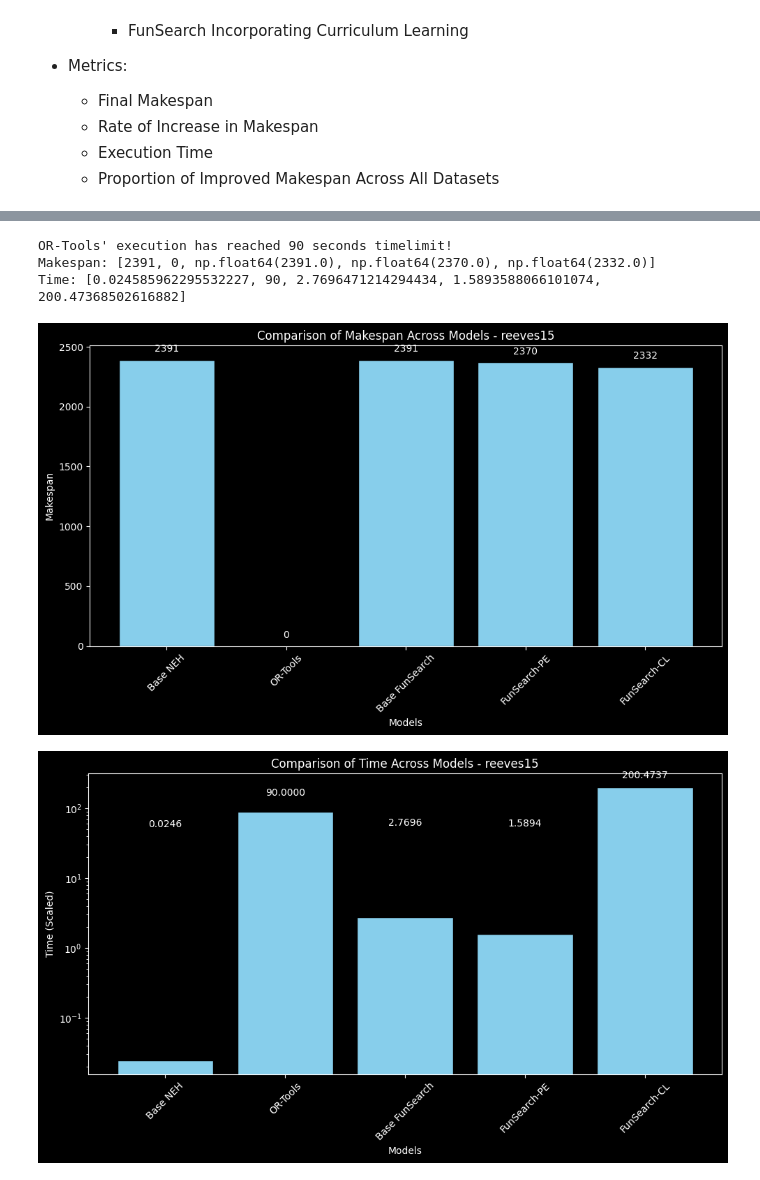
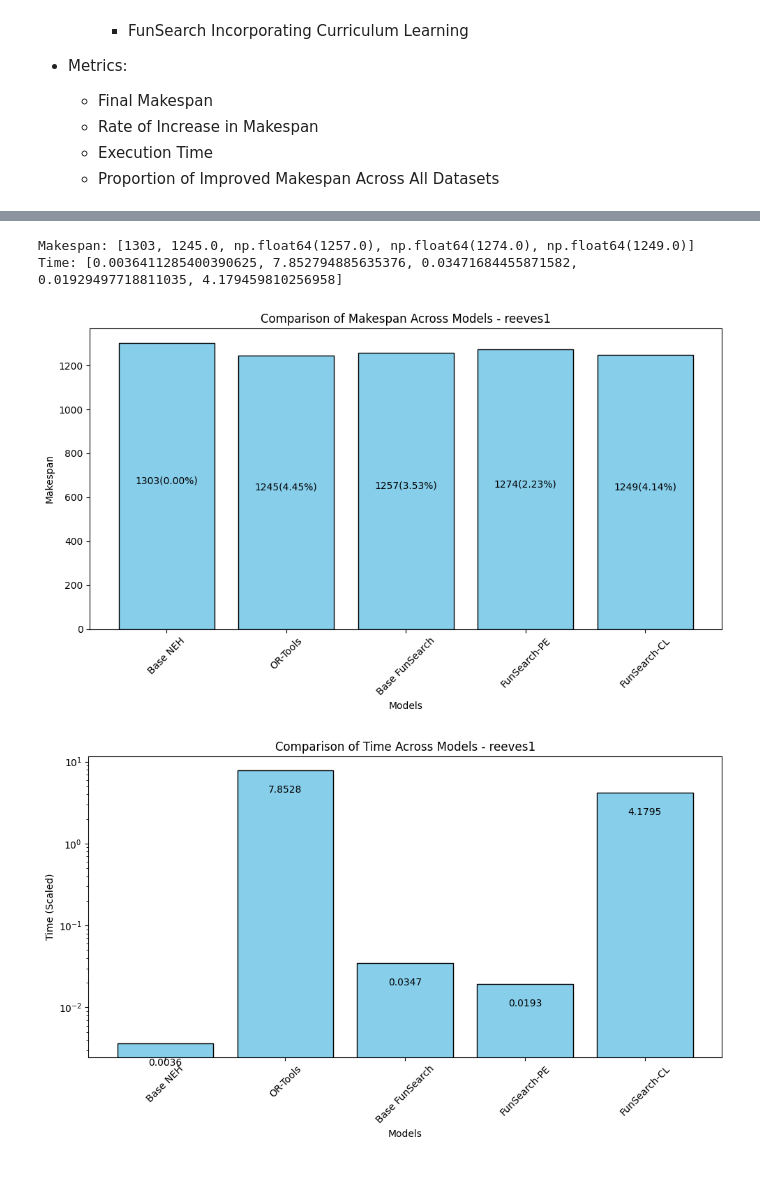
Before and after one commit to CityU-CS-2025Spring-ProjectGroup/Flowshop-FunSearch, a Jupyter notebook: funsearch_on_flowshop.ipynb, the cells around one changed output, grey strips where cells are left out. Saved outputs shown, nothing was run; the diff lists cells and outputs as text; code cells hidden in the pictures.

```diff
--- a/funsearch_on_flowshop.ipynb
+++ b/funsearch_on_flowshop.ipynb
@@ -1292,11 +1294,15 @@ def get_metrics(funcs, instance):
 
     return metrics
 # %%
-def draw_makespan_comp(metric_lst, instance_name):
+def draw_makespan_comp(metric_lst, instance_name, model_names):
     plt.figure(figsize=(10, 6))
     bars = plt.bar(model_names, metric_lst, color='skyblue', edgecolor='black')
+
+    baseline_val = metric_lst[0]
+
     for bar, value in zip(bars, metric_lst):
-        plt.text(bar.get_x() + bar.get_width() / 2, bar.get_height() + 50, f'{value:.0f}',
+        increase_rate = ((baseline_val - value) / baseline_val) * 100
+        plt.text(bar.get_x() + bar.get_width() / 2, bar.get_height() / 2, f'{value:.0f}({increase_rate:.2f}%)',
                 ha='center', va='bottom', fontsize=10)
     plt.xlabel('Models')
     plt.ylabel('Makespan')
@@ -1305,11 +1311,11 @@ def draw_makespan_comp(metric_lst, instance_name):
     plt.tight_layout()
     plt.show()
 # %%
-def draw_time_comp(metric_lst, instance_name):
+def draw_time_comp(metric_lst, instance_name, model_names):
     plt.figure(figsize=(10, 6))
     bars = plt.bar(model_names, metric_lst, color='skyblue', edgecolor='black')
     for bar, value in zip(bars, metric_lst):
-        plt.text(bar.get_x() + bar.get_width() / 2, bar.get_height() + 50, f'{value:.4f}',
+        plt.text(bar.get_x() + bar.get_width() / 2, bar.get_height() / 2, f'{value:.4f}',
                 ha='center', va='bottom', fontsize=10)
     plt.xlabel('Models')
     plt.ylabel('Time (Scaled)')
@@ -1343,21 +1351,20 @@ Time': [0.00047016143798828125, 0.27419281005859375, 0.005383968353271484, 0.004
 # %%
-"""reeves/reeves15"""
+"""reeves/reeves1 (20 Jobs, 5 Machines)"""
 
 
-eval_instance = 'data/reeves/reeves15.txt'
+eval_instance = 'data/reeves/reeves1.txt'
 
 instance_name = eval_instance.split('/')[-1].split('.')[0]
 
 eval_value = get_metrics(models, eval_instance)
 print(f"Makespan: {eval_value['makespan']}")
 print(f"Time: {eval_value['time']}")
 
-draw_makespan_comp(eval_value['makespan'], instance_name)
+draw_makespan_comp(eval_value['makespan'], instance_name, model_names)
 
-draw_time_comp(eval_value['time'], instance_name)
+draw_time_comp(eval_value['time'], instance_name, model_names)
 # %% [output]
-OR-Tools' execution has reached 90 seconds timelimit!
-Makespan: [2391, 0, np.float64(2391.0), np.float64(2370.0), np.float64(2332.0)]
-Time: [0.024585962295532227, 90, 2.7696471214294434, 1.5893588066101074, 200.47368502616882]
+Makespan: [1303, 1245.0, np.float64(1257.0), np.float64(1274.0), np.float64(1249.0)]
+Time: [0.0036411285400390625, 7.852794885635376, 0.03471684455871582, 0.01929497718811035, 4.179459810256958]
-[figure, old version]
+[figure, new version]
-[figure, old version]
+[figure, new version]
```
Also changed, not shown: parts of 18 cells of this notebook, 12 other files.
